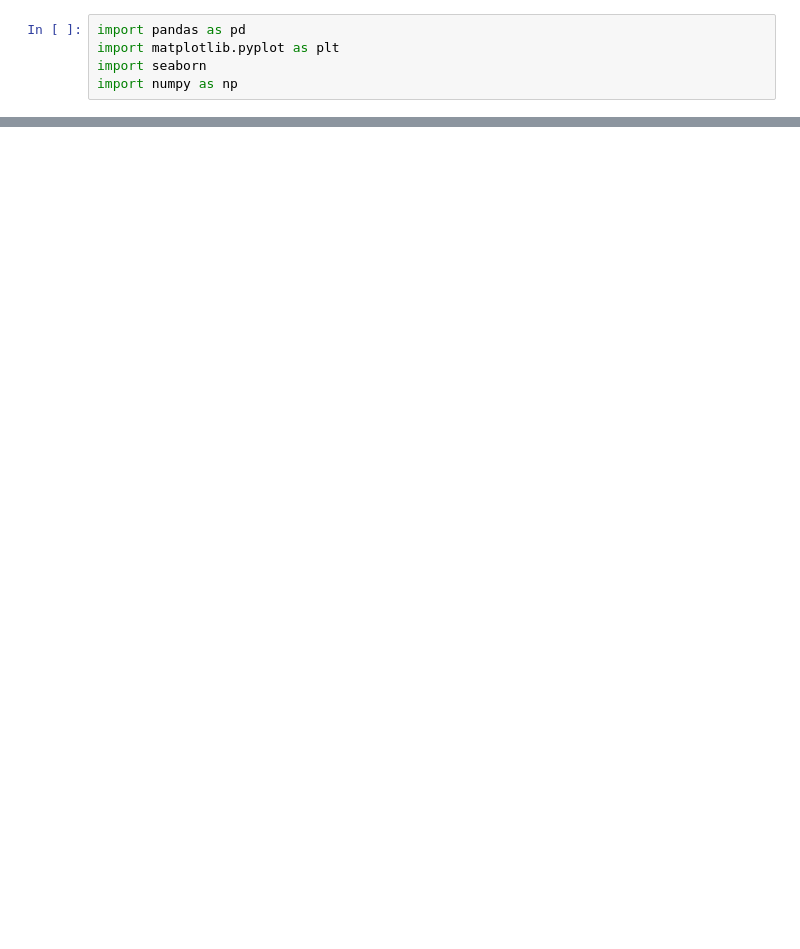
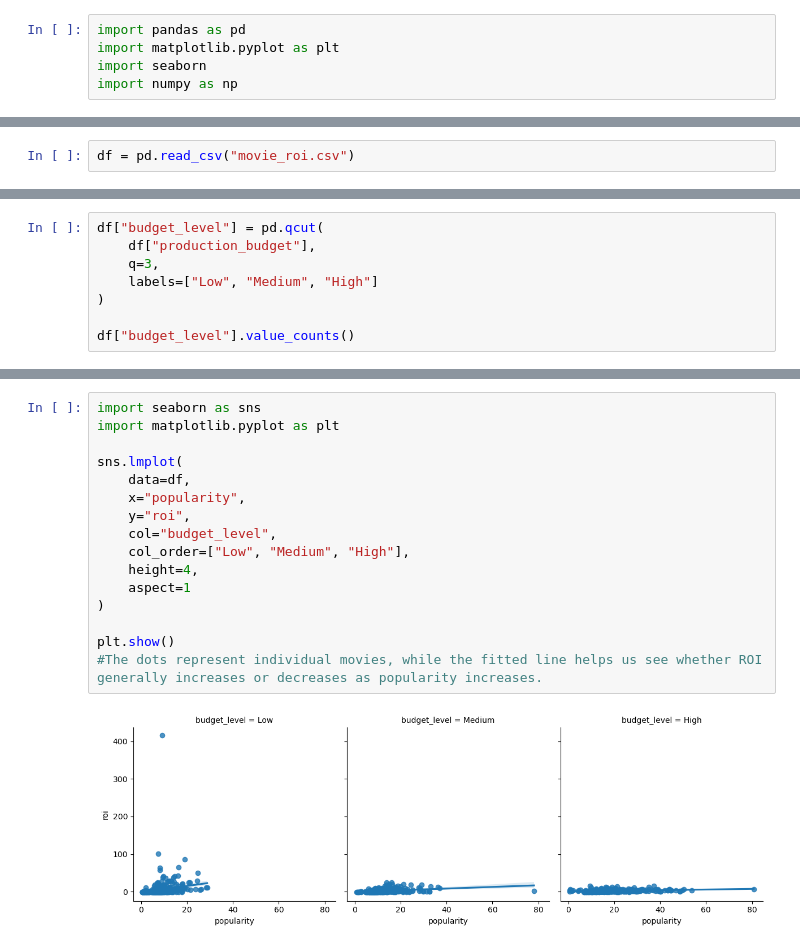
Before and after one commit to npchowdr/group2_movies, a Jupyter notebook: main.ipynb, the cells around one changed output, grey strips where cells are left out. Drawn from its saved outputs; the diff is of its cells as text; blank space fills up the shorter version.

Commit message:
Add movie analysis and visualizations

```diff
--- a/main.ipynb
+++ b/main.ipynb
@@ -183,0 +6,2 @@ seaborn.heatmap(a.corr())
+# %%
+df = pd.read_csv("movie_roi.csv")
@@ -183,0 +32,8 @@ seaborn.heatmap(a.corr())
+# %%
+df["budget_level"] = pd.qcut(
+    df["production_budget"],
+    q=3,
+    labels=["Low", "Medium", "High"]
+)
+
+df["budget_level"].value_counts()
@@ -183,0 +64,18 @@ seaborn.heatmap(a.corr())
+# %%
+import seaborn as sns
+import matplotlib.pyplot as plt
+
+sns.lmplot(
+    data=df,
+    x="popularity",
+    y="roi",
+    col="budget_level",
+    col_order=["Low", "Medium", "High"],
+    height=4,
+    aspect=1
+)
+
+plt.show()
+#The dots represent individual movies, while the fitted line helps us see whether ROI generally increases or decreases as popularity increases.
+# %% [output]
+[figure, added]
```
Also changed, not shown: parts of 39 cells of this notebook.
